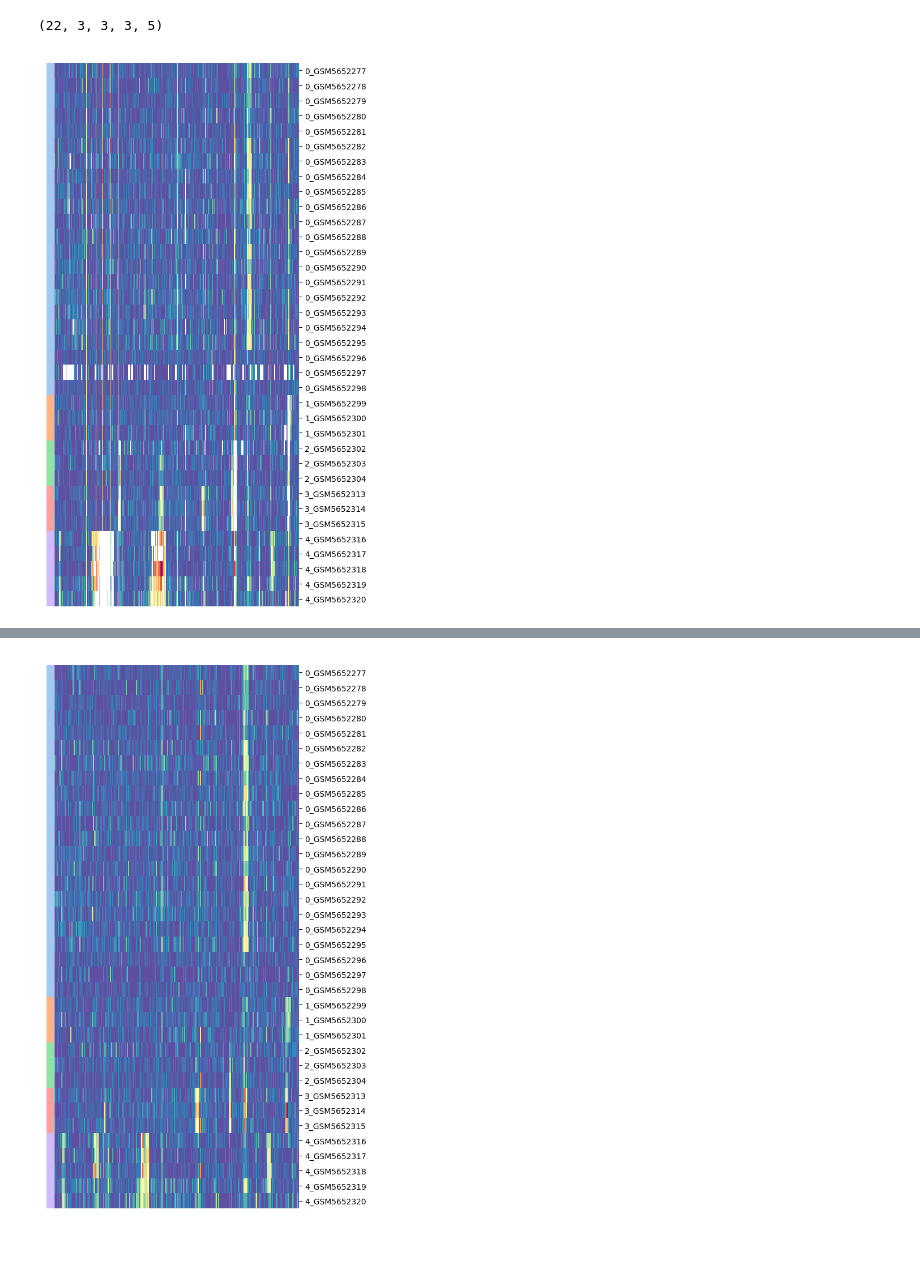
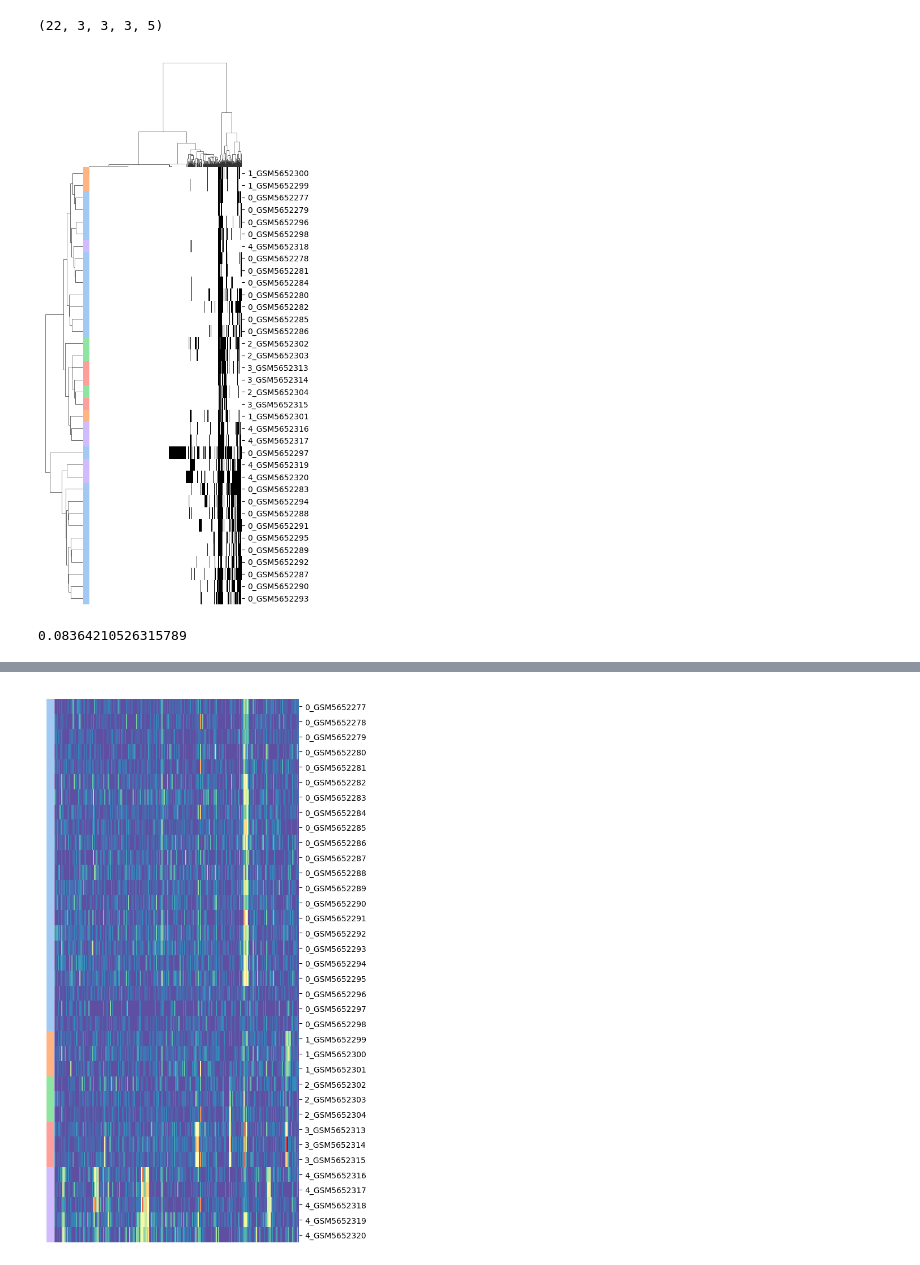
Before and after one commit to zzhu1372/metilene3-dev, a Jupyter notebook: result/analysis-biological.ipynb, the cells around one changed output, grey strips where cells are left out. Cells and saved outputs as stored; diff of their text form; code cells hidden in the pictures.

```diff
--- a/result/analysis-biological.ipynb
+++ b/result/analysis-biological.ipynb
@@ -46,15 +46,19 @@ df.columns.str.contains('0_').sum(),df.columns.str.contains('1_').sum(),df.colum
 (22, 3, 3, 3, 5)
 # %%
 # 3261322	3261610
-cm = sns.clustermap(df.loc[(df['chrom']=='chr2')&(df['pos']>= 3255001)&(df['pos']<=3273001)]\
+cm = sns.clustermap(1*df.loc[(df['chrom']=='chr2')].sample(10000, random_state=1).isna()\
                [list(pd.DataFrame(rename).T['type'].map(type).astype(str)+'_'+pd.DataFrame(rename).T['ID'])].T,\
                 row_colors=list(pd.DataFrame(rename).T['type'].map(type).astype(str).map({'0':sns.color_palette("pastel")[0],\
                                                                '1':sns.color_palette("pastel")[1],\
                                                                '2':sns.color_palette("pastel")[2],\
                                                                '3':sns.color_palette("pastel")[3],\
                                                                '4':sns.color_palette("pastel")[4]})),\
-               cmap='Spectral', figsize=[6,10], method='ward', dendrogram_ratio=0.01, xticklabels=False, col_cluster=False, row_cluster=False)
+               cmap='gray_r', figsize=[5,10], method='ward', dendrogram_ratio=0.2, xticklabels=False)
 cm.cax.set_visible(False)
 # cm.fig.suptitle('pub')
 # %% [output]
-[figure, old version]
+[figure, new version]
+# %%
+1*df.loc[(df['chrom']=='chr2')].sample(10000, random_state=1).isna().mean().mean()
+# %% [output]
+0.08364210526315789
```
Also changed, not shown: parts of 5 cells of this notebook.
